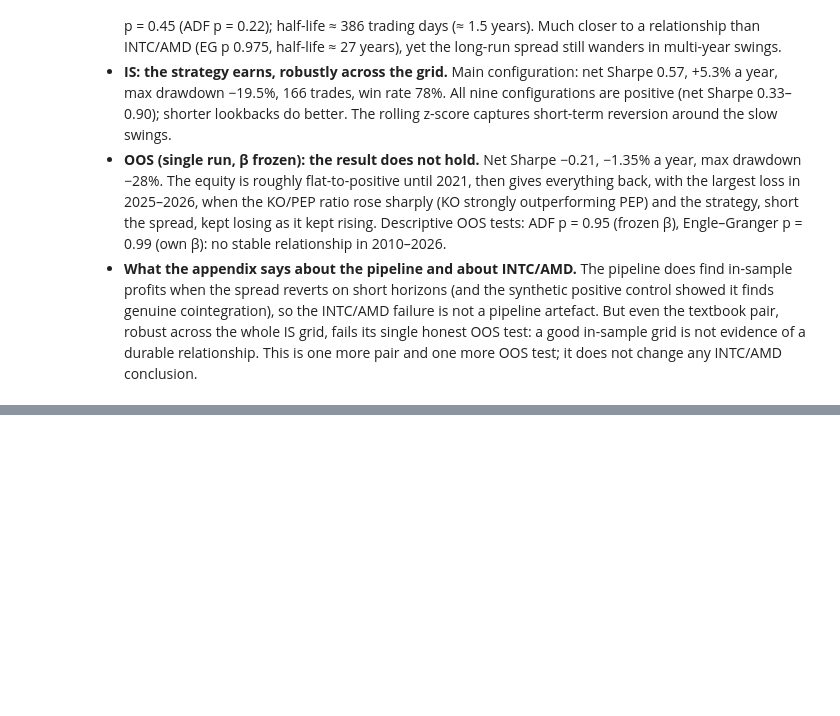
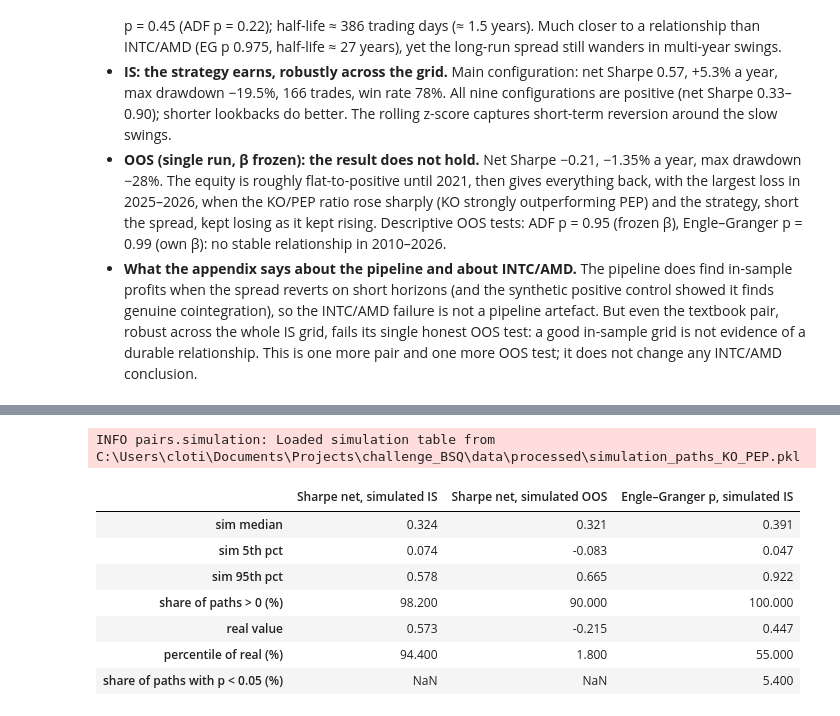
Before and after one commit to clotilderaffii/takehome_pairs-trading, a Jupyter notebook: notebooks/appendix_kopep.ipynb, the cells around one changed output, grey strips where cells are left out. Cells and saved outputs as stored; diff of their text form; code cells hidden in the pictures; blank space fills up the shorter version.

```diff
--- a/notebooks/appendix_kopep.ipynb
+++ b/notebooks/appendix_kopep.ipynb
@@ -412,0 +585,52 @@ INFO pairs.plotting: Saved figure appx_f_kopep_prices_ratio_full (.html, .png) i
+# %%
+params_kp = BootstrapParams(split_index=int((prices.index < split_ts).sum()))
+assert params_kp.split_index == 9485 and params_kp.n_paths == 500 and params_kp.seed == 2026
+sims = load_or_simulate(prices, params_kp, PROCESSED_DIR / "simulation_paths_KO_PEP.pkl", A, B)
+assert len(sims) == params_kp.n_paths and not sims.isna().to_numpy().any()
+
+real = {
+    "is": performance_summary(main_is.daily, main_is.trades)["sharpe_net"],
+    "oos": performance_summary(oos_run.daily, oos_run.trades)["sharpe_net"],
+    "eg": st.eg_pvalue,
+}
+assert (
+    round(real["is"], 2) == 0.57
+    and round(real["oos"], 2) == -0.21
+    and round(real["eg"], 3) == 0.447
+)
+
+
+def describe(sim: pd.Series, value: float) -> dict[str, float]:
+    return {
+        "sim median": sim.median(),
+        "sim 5th pct": sim.quantile(0.05),
+        "sim 95th pct": sim.quantile(0.95),
+        "share of paths > 0 (%)": 100 * (sim > 0).mean(),
+        "real value": value,
+        "percentile of real (%)": 100 * (sim <= value).mean(),
+    }
+
+
+summary5 = pd.DataFrame(
+    {
+        "Sharpe net, simulated IS": describe(sims["is_sharpe_net"], real["is"]),
+        "Sharpe net, simulated OOS": describe(sims["oos_sharpe_net"], real["oos"]),
+        "Engle–Granger p, simulated IS": describe(sims["eg_pvalue"], real["eg"]),
+    }
+)
+summary5.loc["share of paths with p < 0.05 (%)"] = [
+    np.nan,
+    np.nan,
+    100 * (sims["eg_pvalue"] < 0.05).mean(),
+]
+summary5.round(3)
+# %% [output]
+INFO pairs.simulation: Loaded simulation table from C:\Users\cloti\Documents\Projects\challenge_BSQ\data\processed\simulation_paths_KO_PEP.pkl
+|  | Sharpe net, simulated IS | Sharpe net, simulated OOS | Engle–Granger p, simulated IS |
+| sim median | 0.324 | 0.321 | 0.391 |
+| sim 5th pct | 0.074 | -0.083 | 0.047 |
+| sim 95th pct | 0.578 | 0.665 | 0.922 |
+| share of paths > 0 (%) | 98.200 | 90.000 | 100.000 |
+| real value | 0.573 | -0.215 | 0.447 |
+| percentile of real (%) | 94.400 | 1.800 | 55.000 |
+| share of paths with p < 0.05 (%) | NaN | NaN | 5.400 |
```
Also changed, not shown: parts of 9 cells of this notebook, 17 other files.
